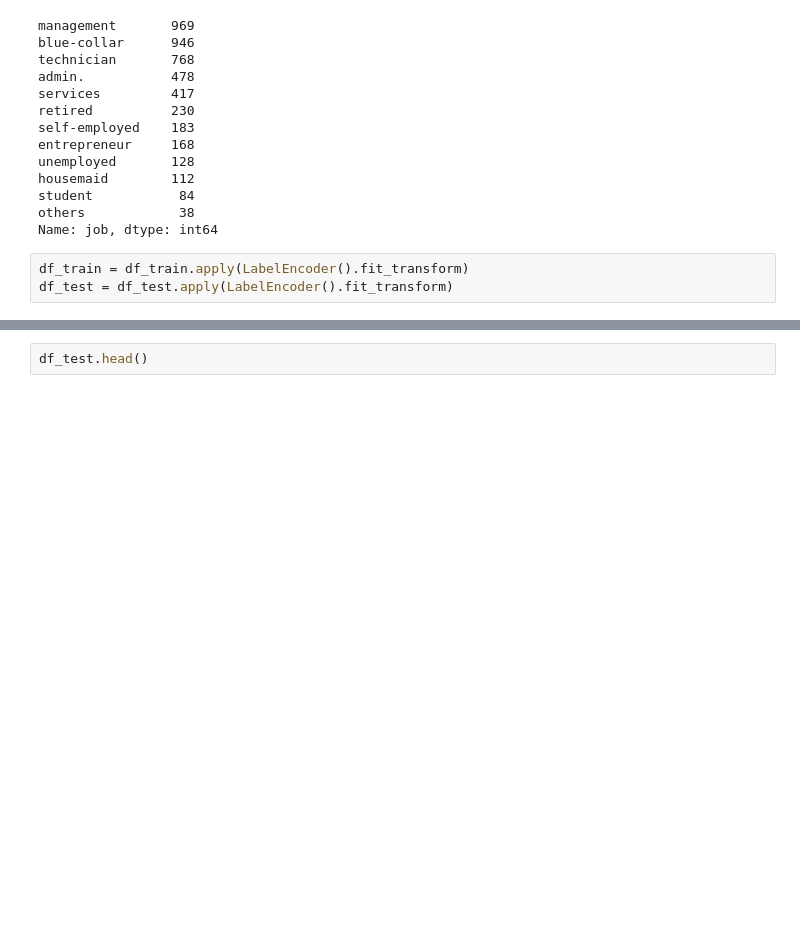
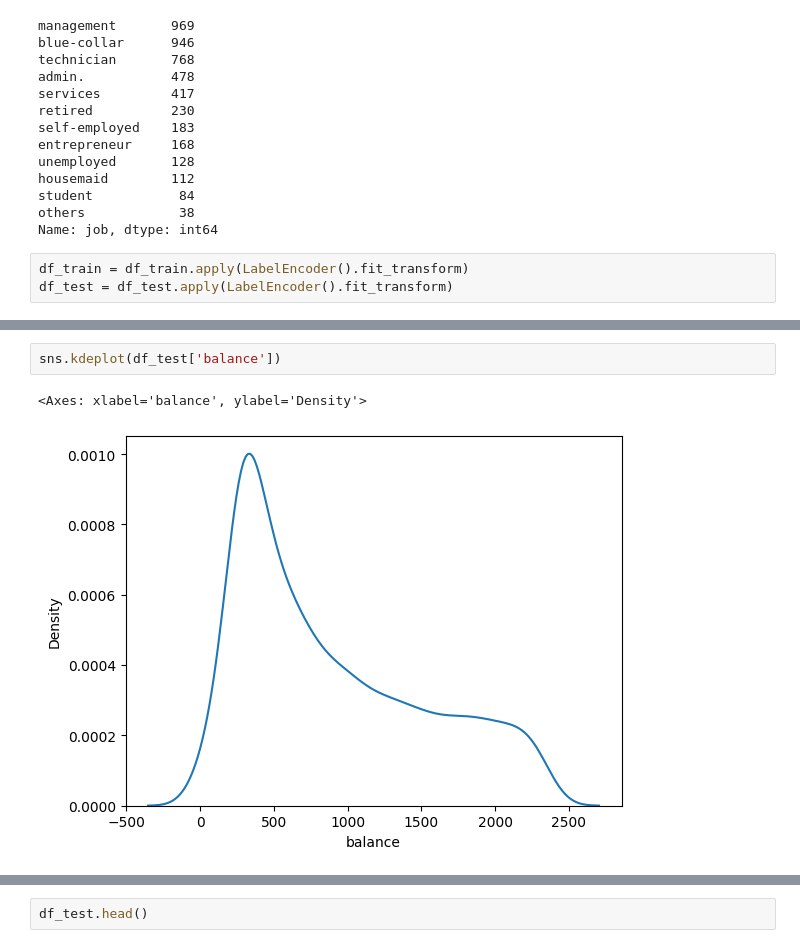
Before and after one commit to kwillon/ML_HW_411451_, a Jupyter notebook: credit_2.ipynb, the cells around one changed output, grey strips where cells are left out. Drawn from its saved outputs; the diff is of its cells as text; blank space fills up the shorter version.

```diff
--- a/credit_2.ipynb
+++ b/credit_2.ipynb
@@ -83,0 +140,5 @@ df_test = df_test.apply(LabelEncoder().fit_transform)
+# %%
+sns.kdeplot(df_test['balance'])
+# %% [output]
+<Axes: xlabel='balance', ylabel='Density'>
+[figure, added]
```
Also changed, not shown: parts of 59 cells of this notebook.
